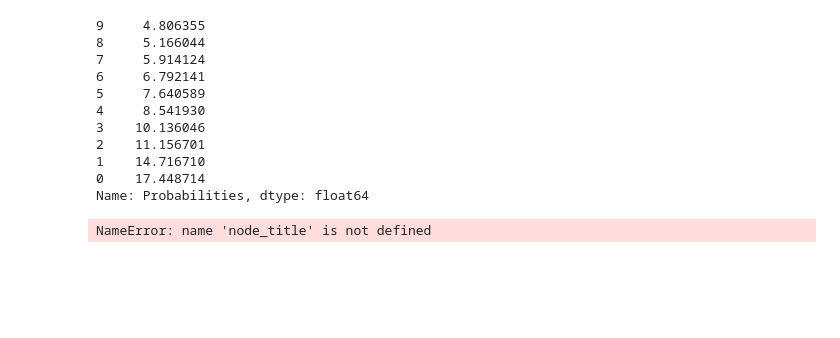
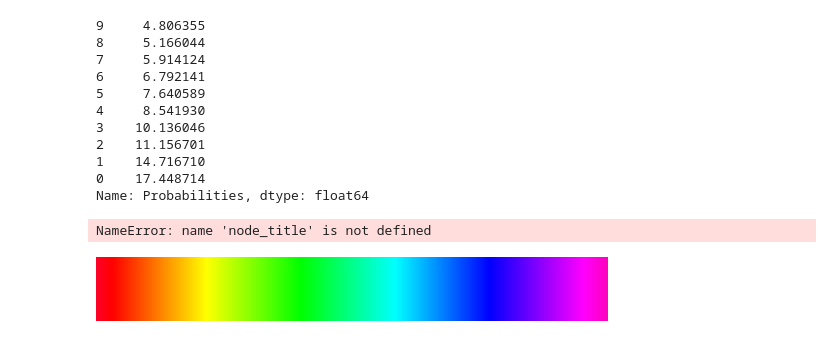
Before and after one commit to doromboziandras32/Viz2, a Jupyter notebook: LDA_simplified-CLEANED.ipynb, the cells around one changed output. Saved outputs shown, nothing was run; the diff lists cells and outputs as text; code cells hidden in the pictures; blank space fills up the shorter version.

```diff
--- a/LDA_simplified-CLEANED.ipynb
+++ b/LDA_simplified-CLEANED.ipynb
@@ -770,3 +803,11 @@ lda.lda_get_lda_model().__dict__['num_topics'] = 4
 lda.lda_get_lda_model().__dict__['alp']
 # %%
 lda.lda_get_lda_model().__dict__
+# %%
+import matplotlib.pyplot as plt
+plt.get_cmap('gist_rainbow')
+
+cm =  colors.Normalize(vmin=0, vmax=NUM_COLORS-1)
+scalarMap = mplcm.ScalarMappable(norm=cNorm, cmap=cm)
+# %% [output]
+[figure, added]
```
Also changed, not shown: parts of 1 cell of this notebook, 1 other file.
